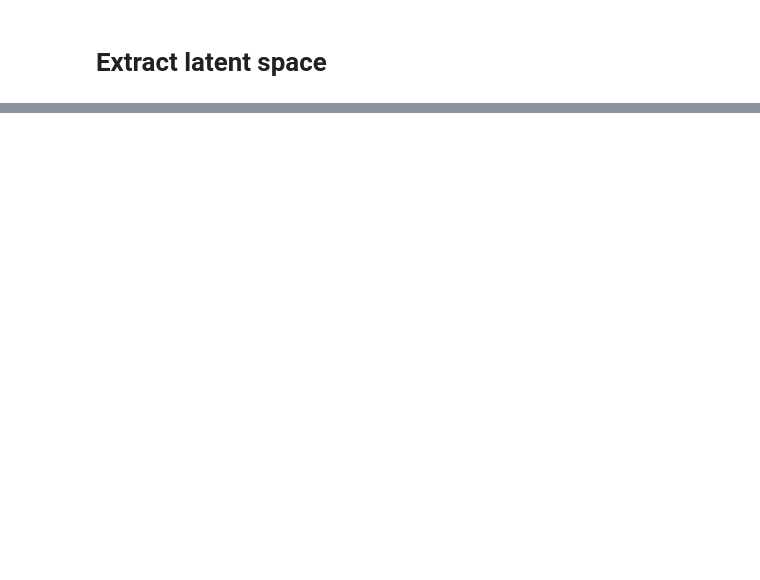
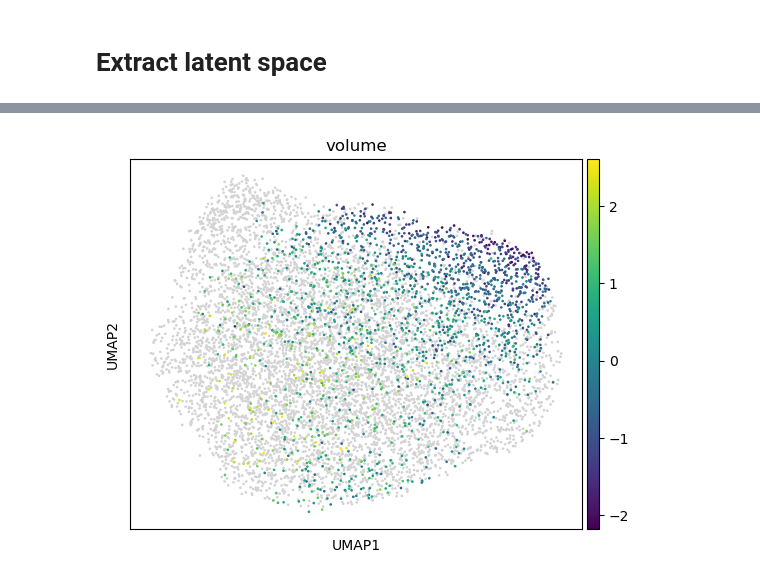
Before and after one commit to cwinsnes/cytodata-hackathon-base, a Jupyter notebook: src/VAE_cell_stage_3ch.ipynb, the cells around one changed output, grey strips where cells are left out. Cells and saved outputs as stored; diff of their text form; code cells hidden in the pictures; blank space fills up the shorter version.

```diff
--- a/src/VAE_cell_stage_3ch.ipynb
+++ b/src/VAE_cell_stage_3ch.ipynb
@@ -134,0 +189,4 @@ sns.heatmap(embeddings[[i for i in embeddings.columns if i != 'CellId']].corr(),
+# %%
+sc.pl.umap(obj, color='volume')
+# %% [output]
+[figure, added]
```
Also changed, not shown: parts of 10 cells of this notebook.
